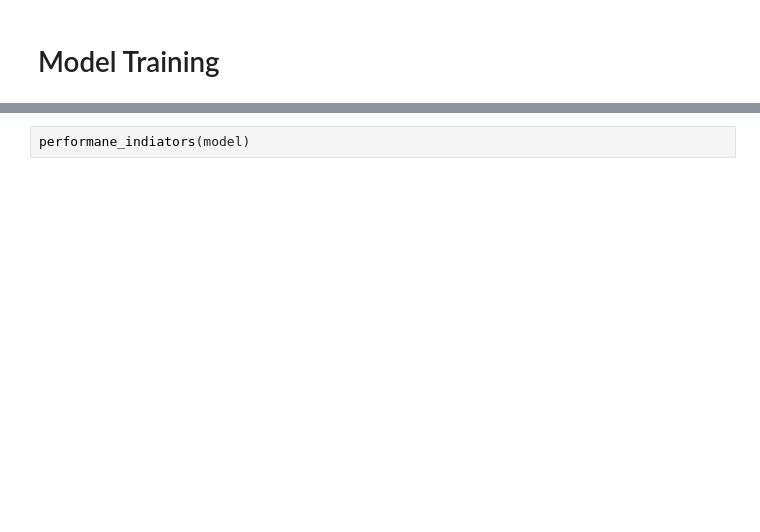
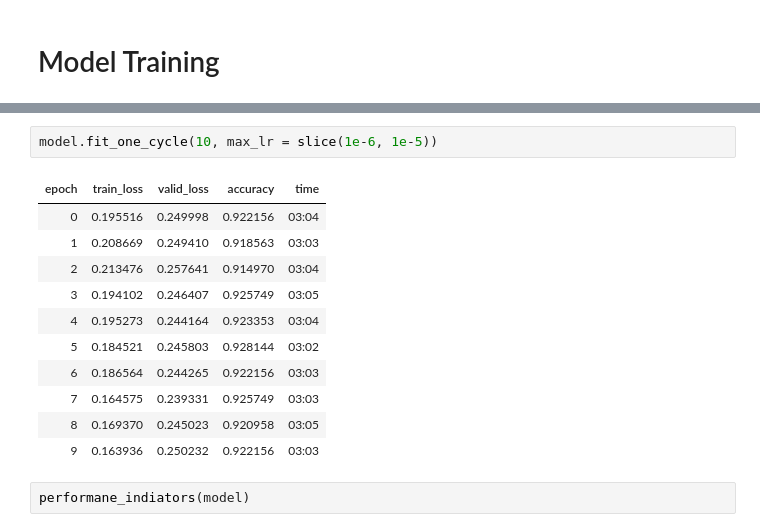
Before and after one commit to Younes-Charfaoui/ML-Projects, a Jupyter notebook: deep_learning/dog_breed_cnn/CNN_Dog_Breed_Project.ipynb, the cells around one changed output, grey strips where cells are left out. Drawn from its saved outputs; the diff is of its cells as text; blank space fills up the shorter version.

```diff
--- a/deep_learning/dog_breed_cnn/CNN_Dog_Breed_Project.ipynb
+++ b/deep_learning/dog_breed_cnn/CNN_Dog_Breed_Project.ipynb
@@ -163,2 +177,16 @@ model.fit_one_cycle(10)
+# %%
+model.fit_one_cycle(10, max_lr = slice(1e-6, 1e-5))
+# %% [output]
+| epoch | train_loss | valid_loss | accuracy | time |
+| 0 | 0.195516 | 0.249998 | 0.922156 | 03:04 |
+| 1 | 0.208669 | 0.249410 | 0.918563 | 03:03 |
+| 2 | 0.213476 | 0.257641 | 0.914970 | 03:04 |
+| 3 | 0.194102 | 0.246407 | 0.925749 | 03:05 |
+| 4 | 0.195273 | 0.244164 | 0.923353 | 03:04 |
+| 5 | 0.184521 | 0.245803 | 0.928144 | 03:02 |
+| 6 | 0.186564 | 0.244265 | 0.922156 | 03:03 |
+| 7 | 0.164575 | 0.239331 | 0.925749 | 03:03 |
+| 8 | 0.169370 | 0.245023 | 0.920958 | 03:05 |
+| 9 | 0.163936 | 0.250232 | 0.922156 | 03:03 |
 # %%
 performane_indiators(model)
```
Also changed, not shown: parts of 4 cells of this notebook.
